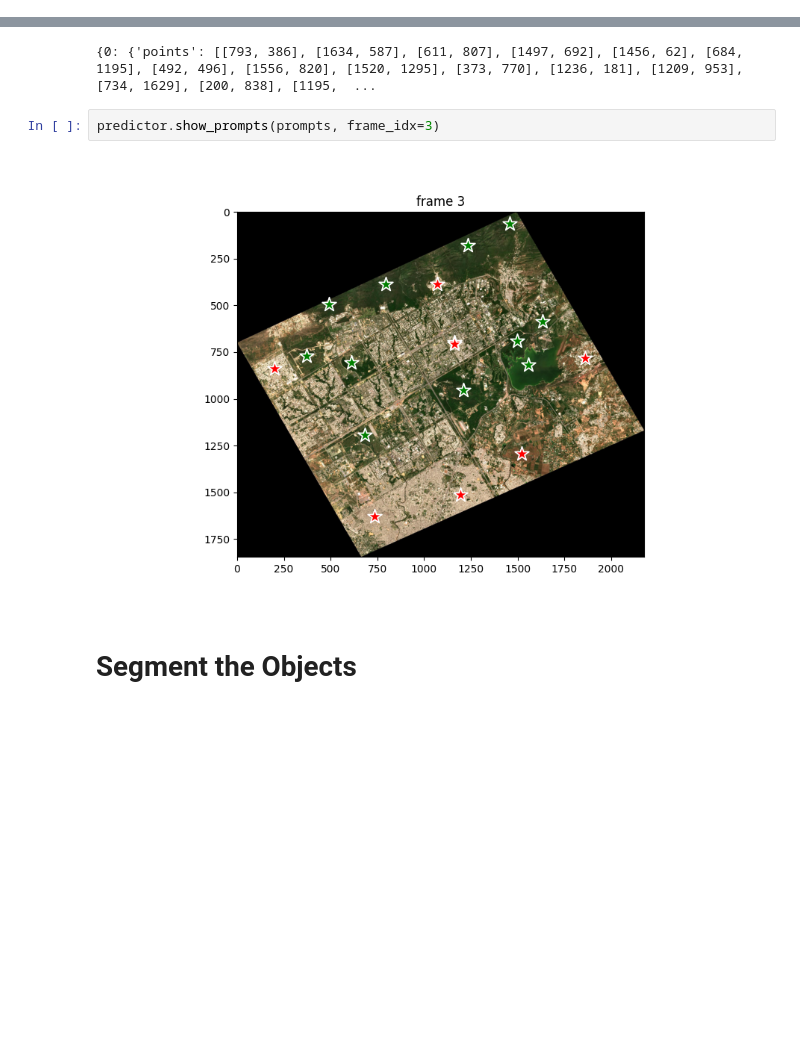
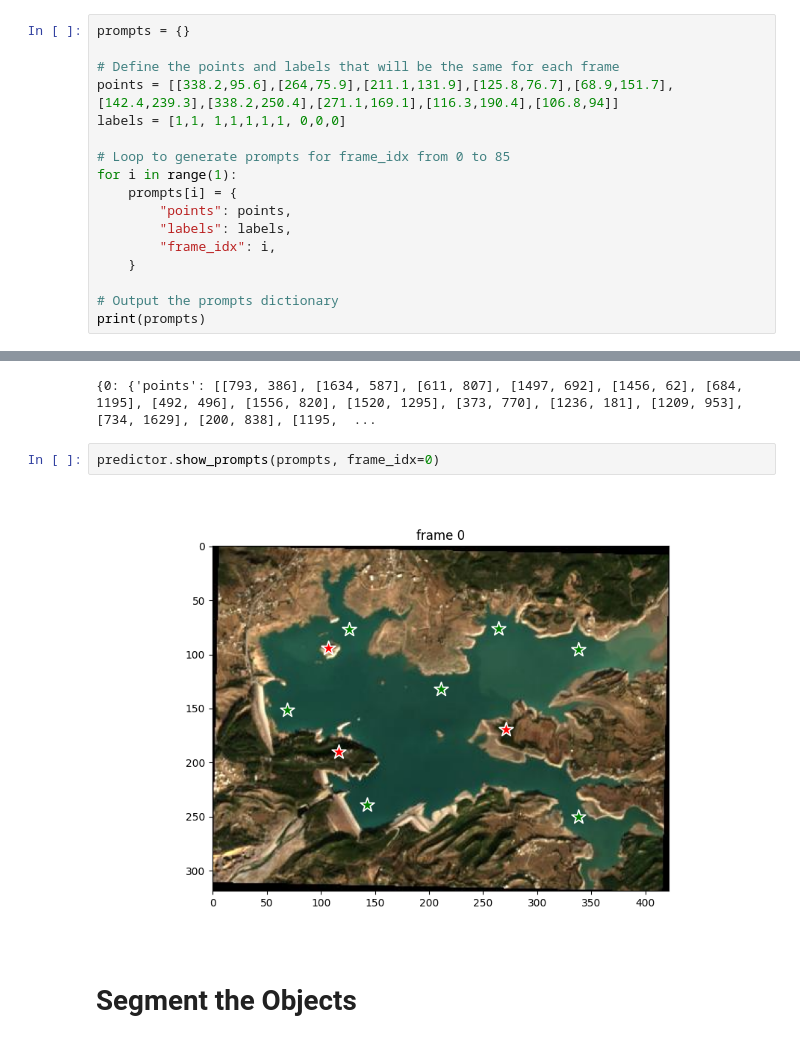
Before and after one commit to Faareh-Ahmed/Segment-Green-Spaces, a Jupyter notebook: GreenSpaceSAM2.ipynb, the cells around one changed output, grey strips where cells are left out. Drawn from its saved outputs; the diff is of its cells as text; blank space fills up the shorter version.

```diff
--- a/GreenSpaceSAM2.ipynb
+++ b/GreenSpaceSAM2.ipynb
@@ -96,0 +99,17 @@ interactive(children=(IntSlider(value=0, description='Image', max=6), Output()),
+# %%
+prompts = {}
+
+# Define the points and labels that will be the same for each frame
+points = [[338.2,95.6],[264,75.9],[211.1,131.9],[125.8,76.7],[68.9,151.7],[142.4,239.3],[338.2,250.4],[271.1,169.1],[116.3,190.4],[106.8,94]]
+labels = [1,1, 1,1,1,1,1, 0,0,0]
+
+# Loop to generate prompts for frame_idx from 0 to 85
+for i in range(1):
+    prompts[i] = {
+        "points": points,
+        "labels": labels,
+        "frame_idx": i,
+    }
+
+# Output the prompts dictionary
+print(prompts)
@@ -116,9 +137,9 @@ print(prompts)
 # %% [output]
 {0: {'points': [[793, 386], [1634, 587], [611, 807], [1497, 692], [1456, 62], [684, 1195], [492, 496], [1556, 820], [1520, 1295], [373, 770], [1236, 181], [1209, 953], [734, 1629], [200, 838], [1195,  ...
 # %%
-predictor.show_prompts(prompts, frame_idx=3)
+predictor.show_prompts(prompts, frame_idx=0)
 # %% [output]
-[figure, old version]
+[figure, new version]
 # %% [markdown]
 # Segment the Objects
 # %%
```
Also changed, not shown: parts of 4 cells of this notebook.
